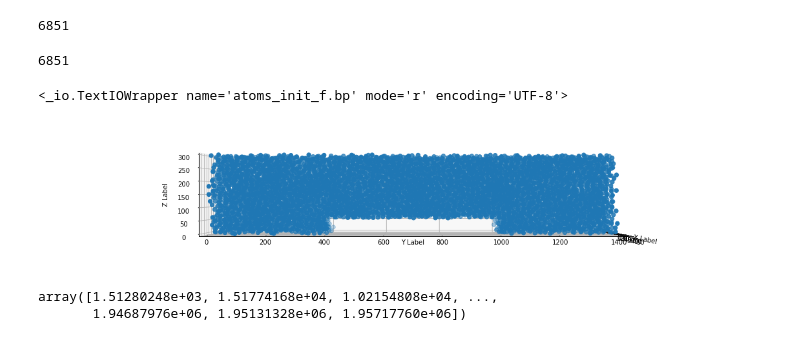
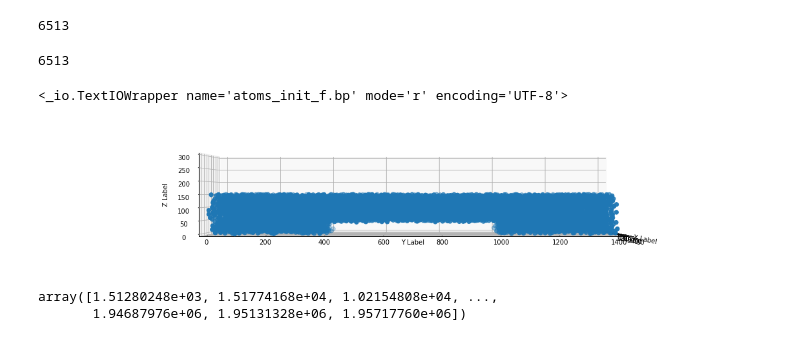
Before and after one commit to nkrishnan94/biofilm-ibm, a Jupyter notebook: atom_init.ipynb, the cells around one changed output. Saved outputs shown, nothing was run; the diff lists cells and outputs as text; code cells hidden in the pictures.

```diff
--- a/atom_init.ipynb
+++ b/atom_init.ipynb
@@ -61,10 +61,10 @@ cell_arr = np.array([np.array(cell_str[i].split( )).astype(float) for i in range
 
 xlim = 90
 ylim = 1400
-zlim = 300
+zlim = 150
 
 
-cell_arr = cell_arr[(cell_arr[:,3]*zlim>60) | ( (cell_arr[:,2]*ylim<400) | (cell_arr[:,2]*ylim>1000)) , :]
+cell_arr = cell_arr[ ((cell_arr[:,3]*zlim>45) )| ( (cell_arr[:,2]*ylim<400) | (cell_arr[:,2]*ylim>1000)) , :]
 cell_arr[:,0]=cell_arr[:,0].astype(int)
 cell_arr[:,1:] = np.array([xlim,ylim,zlim])*cell_arr[:,1:]
 cell_arr_type = np.ones((len(cell_arr),5))
@@ -77,13 +77,13 @@ np.savetxt('atoms_raw_in.txt', cell_arr_type,fmt = '%i')
 # %%
 len(cell_arr[:,0].astype(int))
 # %% [output]
-6851
+6513
 # %%
 
 
 len(cell_arr_type)
 # %% [output]
-6851
+6513
 # %%
 fig = plt.figure(figsize=(20,4))
 ax = fig.add_subplot(111, projection='3d')
@@ -95,36 +95,36 @@ n = 200
 t =12
 xlim=90
 ylim = 1400
-zlim=300
+zlim=150
 # For each set of style and range settings, plot n random points in the box
 # defined by x in [23, 32], y in [0, 100], z in [zlow, zhigh].
 #for m in arr:
 #    ax.scatter(*m[1:4],s= (m[4])**2,cmap='viridis')
 x=cell_arr[:,1].flatten()
 y= cell_arr[:,2].flatten()
 z=cell_arr[:,3].flatten()
 #f = np.sum(cell_arr[t,:,7:]**2,axis=1)**.5
 
 ax.set_xlabel('X Label')
 ax.set_ylabel('Y Label')
 ax.set_zlabel('Z Label')
 ax.set_xlim([0,90])
 ax.set_ylim([0,1400])
 
 ax.set_zlim([0,300])
 
 
 
 im = ax.scatter(x, y, z,s=40);
 ax.view_init(0, 360)
 
 print(f)
 
 
 plt.show()
 # %% [output]
 <_io.TextIOWrapper name='atoms_init_f.bp' mode='r' encoding='UTF-8'>
-[figure, old version]
+[figure, new version]
 # %%
 y
 # %% [output]
```
Also changed, not shown: 7 other files.
